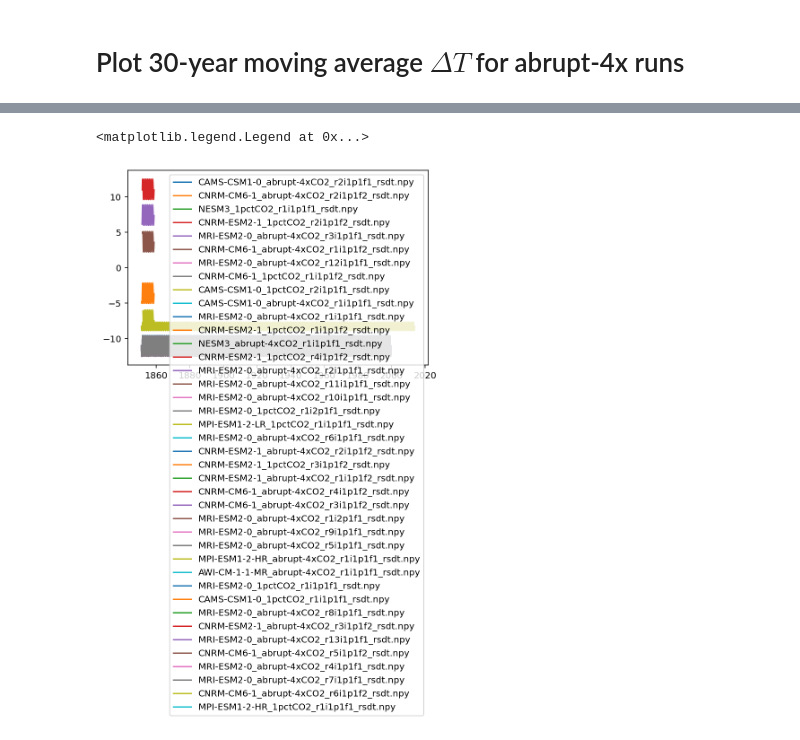
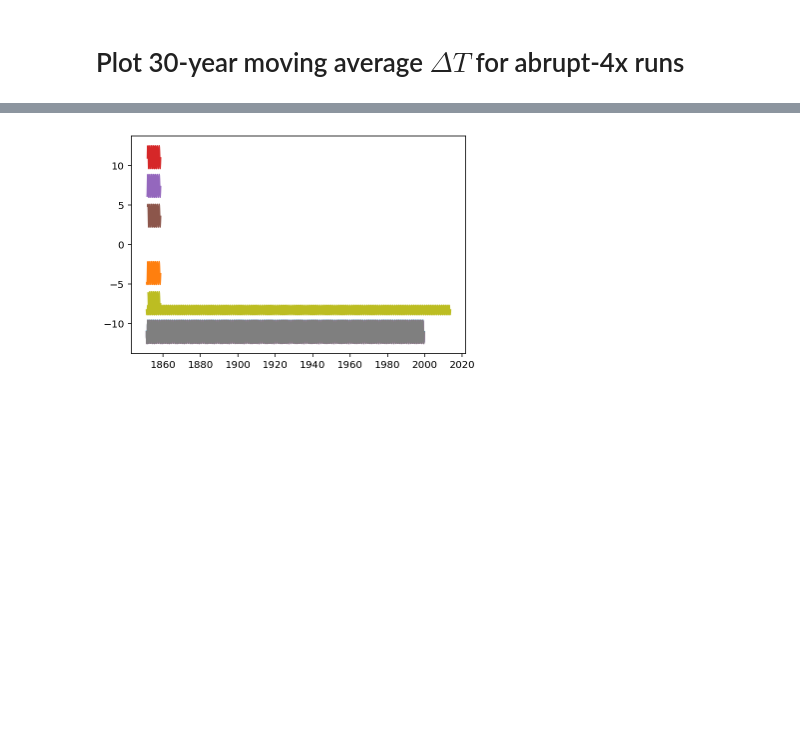
Before and after one commit to galenphall/pangeo_tests, a Jupyter notebook: analysis.ipynb, the cells around one changed output, grey strips where cells are left out. Drawn from its saved outputs; the diff is of its cells as text; code cells hidden in the pictures; blank space fills up the shorter version.

```diff
--- a/analysis.ipynb
+++ b/analysis.ipynb
@@ -52,7 +52,7 @@ def plot_time_var(window, **keys):
         if isinstance(d, type(None)):
             raise Exception(f)
         plt.plot_date(d[int(w/2)-1:int(len(v[0])-w/2)],
-                      moving_average(v[0] - v[0,0], w),
+                      moving_average(v[0] - np.mean(v[0,0:6]), w),
                       xdate=True, fmt='-', label=f)
 # %% [markdown]
 Plot 30-year moving average $\Delta T$  for 1pctCO2 runs
@@ -104,6 +78,4 @@ dfs = dfs.rename(columns={0:'source_id', 1:'experiment_id',2:'member_id',3:'vari
 # %%
 plot_time_var(30, variable_id="rsdt")
-plt.legend()
 # %% [output]
-<matplotlib.legend.Legend at 0x...>
-[figure, old version]
+[figure, new version]
```
Also changed, not shown: parts of 6 cells of this notebook, 19 other files.
